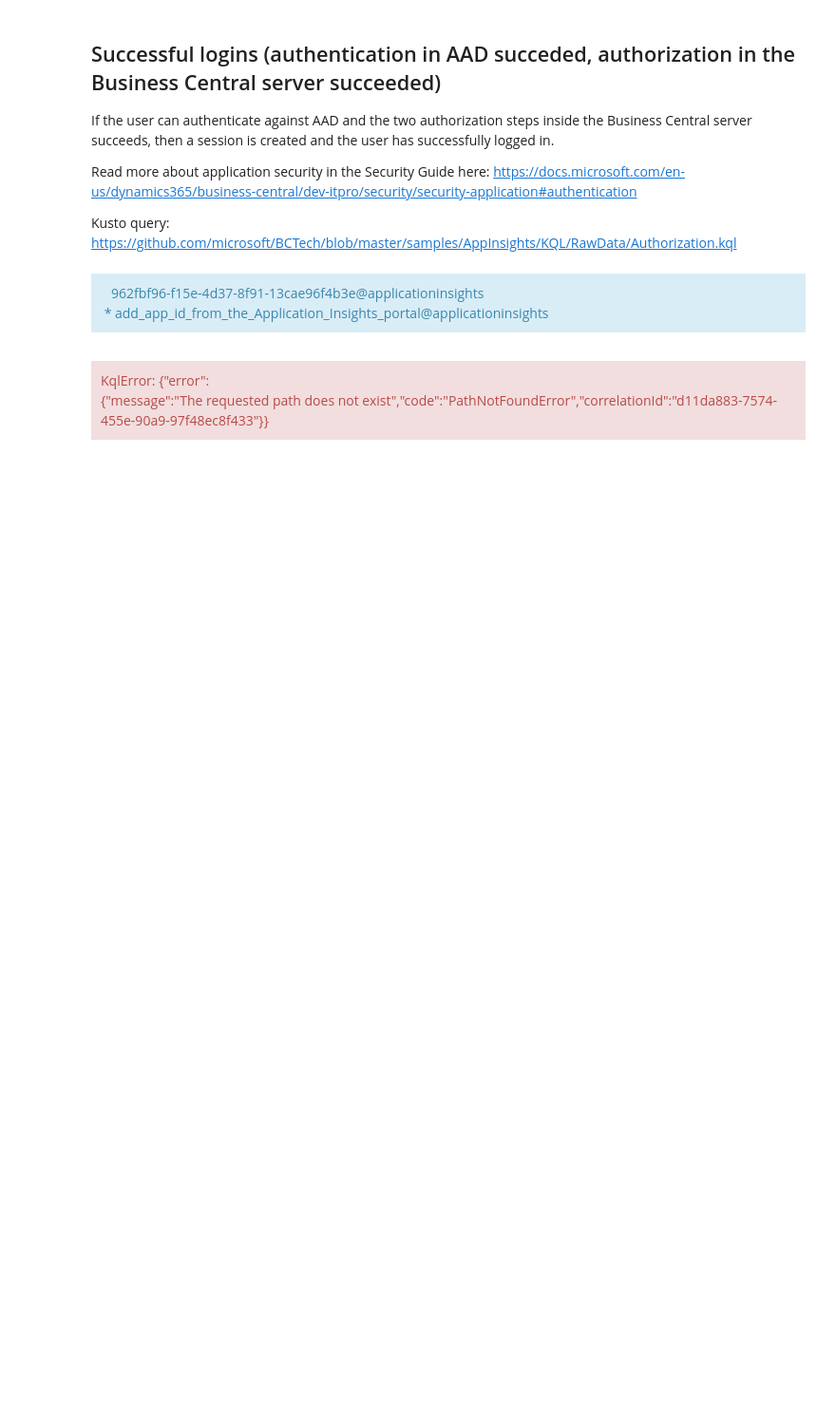
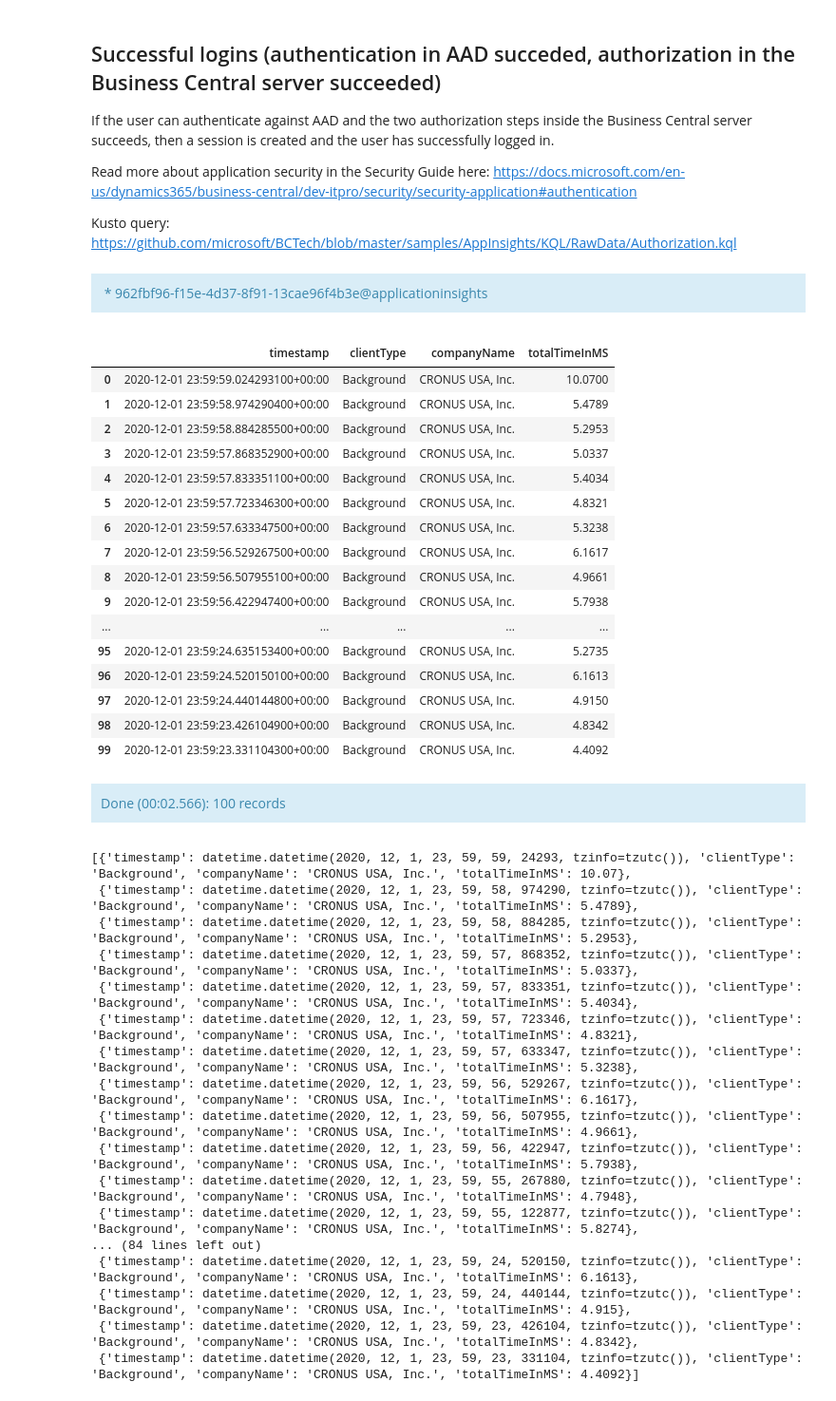
Before and after one commit to microsoft/BCTech, a Jupyter notebook: samples/AppInsights/TroubleShootingGuides/JupyterNotebooks/Login-issues-TSG.ipynb, the cells around one changed output. Shown at 95% size. Saved outputs shown, nothing was run; the diff lists cells and outputs as text; code cells hidden in the pictures; blank space fills up the shorter version.

```diff
--- a/samples/AppInsights/TroubleShootingGuides/JupyterNotebooks/Login-issues-TSG.ipynb
+++ b/samples/AppInsights/TroubleShootingGuides/JupyterNotebooks/Login-issues-TSG.ipynb
@@ -145,26 +207,59 @@ Kusto query: https://github.com/microsoft/BCTech/blob/master/samples/AppInsights
 # %%
 %%kql
 let _aadTenantId = aadTenantId;
 let _environmentName = environmentName;
 let _startDate = startDate;
 let _endDate = endDate;
 traces
 | where 1==1
     and timestamp >= todatetime(_startDate)
     and timestamp <= todatetime(_endDate) + totimespan(24h) - totimespan(1ms)
     and customDimensions.aadTenantId == _aadTenantId
-    and customDimensions.environmentName == _environmentName
+    and (_environmentName == '' or customDimensions.environmentName == _environmentName )
     and customDimensions.eventId == 'RT0004'
 | project timestamp
 , clientType = customDimensions.clientType
 , companyName = customDimensions.companyName
 , totalTimeInMS = toreal(totimespan(customDimensions.totalTime))/10000 // totalTime is measured in ticks, divide by 10000 to get milliseconds
 | order by timestamp desc
 | limit 100
 # %% [output]
-962fbf96-f15e-4d37-8f91-13cae96f4b3e@applicationinsights
-* add_app_id_from_the_Application_Insights_portal@applicationinsights
+* 962fbf96-f15e-4d37-8f91-13cae96f4b3e@applicationinsights
+|  | timestamp | clientType | companyName | totalTimeInMS |
+| 0 | 2020-12-01 23:59:59.024293100+00:00 | Background | CRONUS USA, Inc. | 10.0700 |
+| 1 | 2020-12-01 23:59:58.974290400+00:00 | Background | CRONUS USA, Inc. | 5.4789 |
+| 2 | 2020-12-01 23:59:58.884285500+00:00 | Background | CRONUS USA, Inc. | 5.2953 |
+| 3 | 2020-12-01 23:59:57.868352900+00:00 | Background | CRONUS USA, Inc. | 5.0337 |
+| 4 | 2020-12-01 23:59:57.833351100+00:00 | Background | CRONUS USA, Inc. | 5.4034 |
+| 5 | 2020-12-01 23:59:57.723346300+00:00 | Background | CRONUS USA, Inc. | 4.8321 |
+| 6 | 2020-12-01 23:59:57.633347500+00:00 | Background | CRONUS USA, Inc. | 5.3238 |
+| 7 | 2020-12-01 23:59:56.529267500+00:00 | Background | CRONUS USA, Inc. | 6.1617 |
+| 8 | 2020-12-01 23:59:56.507955100+00:00 | Background | CRONUS USA, Inc. | 4.9661 |
+| 9 | 2020-12-01 23:59:56.422947400+00:00 | Background | CRONUS USA, Inc. | 5.7938 |
+| ... | ... | ... | ... | ... |
+| 95 | 2020-12-01 23:59:24.635153400+00:00 | Background | CRONUS USA, Inc. | 5.2735 |
+| 96 | 2020-12-01 23:59:24.520150100+00:00 | Background | CRONUS USA, Inc. | 6.1613 |
+| 97 | 2020-12-01 23:59:24.440144800+00:00 | Background | CRONUS USA, Inc. | 4.9150 |
+| 98 | 2020-12-01 23:59:23.426104900+00:00 | Background | CRONUS USA, Inc. | 4.8342 |
+| 99 | 2020-12-01 23:59:23.331104300+00:00 | Background | CRONUS USA, Inc. | 4.4092 |
-KqlError: {"error":{"message":"The requested path does not exist","code":"PathNotFoundError","correlationId":"d11da883-7574-455e-90a9-97f48ec8f433"}}
+Done (00:02.566): 100 records
+[{'timestamp': datetime.datetime(2020, 12, 1, 23, 59, 59, 24293, tzinfo=tzutc()), 'clientType': 'Background', 'companyName': 'CRONUS USA, Inc.', 'totalTimeInMS': 10.07},
+ {'timestamp': datetime.datetime(2020, 12, 1, 23, 59, 58, 974290, tzinfo=tzutc()), 'clientType': 'Background', 'companyName': 'CRONUS USA, Inc.', 'totalTimeInMS': 5.4789},
+ {'timestamp': datetime.datetime(2020, 12, 1, 23, 59, 58, 884285, tzinfo=tzutc()), 'clientType': 'Background', 'companyName': 'CRONUS USA, Inc.', 'totalTimeInMS': 5.2953},
+ {'timestamp': datetime.datetime(2020, 12, 1, 23, 59, 57, 868352, tzinfo=tzutc()), 'clientType': 'Background', 'companyName': 'CRONUS USA, Inc.', 'totalTimeInMS': 5.0337},
+ {'timestamp': datetime.datetime(2020, 12, 1, 23, 59, 57, 833351, tzinfo=tzutc()), 'clientType': 'Background', 'companyName': 'CRONUS USA, Inc.', 'totalTimeInMS': 5.4034},
+ {'timestamp': datetime.datetime(2020, 12, 1, 23, 59, 57, 723346, tzinfo=tzutc()), 'clientType': 'Background', 'companyName': 'CRONUS USA, Inc.', 'totalTimeInMS': 4.8321},
+ {'timestamp': datetime.datetime(2020, 12, 1, 23, 59, 57, 633347, tzinfo=tzutc()), 'clientType': 'Background', 'companyName': 'CRONUS USA, Inc.', 'totalTimeInMS': 5.3238},
+ {'timestamp': datetime.datetime(2020, 12, 1, 23, 59, 56, 529267, tzinfo=tzutc()), 'clientType': 'Background', 'companyName': 'CRONUS USA, Inc.', 'totalTimeInMS': 6.1617},
+ {'timestamp': datetime.datetime(2020, 12, 1, 23, 59, 56, 507955, tzinfo=tzutc()), 'clientType': 'Background', 'companyName': 'CRONUS USA, Inc.', 'totalTimeInMS': 4.9661},
+ {'timestamp': datetime.datetime(2020, 12, 1, 23, 59, 56, 422947, tzinfo=tzutc()), 'clientType': 'Background', 'companyName': 'CRONUS USA, Inc.', 'totalTimeInMS': 5.7938},
+ {'timestamp': datetime.datetime(2020, 12, 1, 23, 59, 55, 267880, tzinfo=tzutc()), 'clientType': 'Background', 'companyName': 'CRONUS USA, Inc.', 'totalTimeInMS': 4.7948},
+ {'timestamp': datetime.datetime(2020, 12, 1, 23, 59, 55, 122877, tzinfo=tzutc()), 'clientType': 'Background', 'companyName': 'CRONUS USA, Inc.', 'totalTimeInMS': 5.8274},
+... (84 lines left out)
+ {'timestamp': datetime.datetime(2020, 12, 1, 23, 59, 24, 520150, tzinfo=tzutc()), 'clientType': 'Background', 'companyName': 'CRONUS USA, Inc.', 'totalTimeInMS': 6.1613},
+ {'timestamp': datetime.datetime(2020, 12, 1, 23, 59, 24, 440144, tzinfo=tzutc()), 'clientType': 'Background', 'companyName': 'CRONUS USA, Inc.', 'totalTimeInMS': 4.915},
+ {'timestamp': datetime.datetime(2020, 12, 1, 23, 59, 23, 426104, tzinfo=tzutc()), 'clientType': 'Background', 'companyName': 'CRONUS USA, Inc.', 'totalTimeInMS': 4.8342},
+ {'timestamp': datetime.datetime(2020, 12, 1, 23, 59, 23, 331104, tzinfo=tzutc()), 'clientType': 'Background', 'companyName': 'CRONUS USA, Inc.', 'totalTimeInMS': 4.4092}]
 # %%
 %%kql
 let _aadTenantId = aadTenantId;
```
Also changed, not shown: parts of 10 cells of this notebook, 5 other files.
